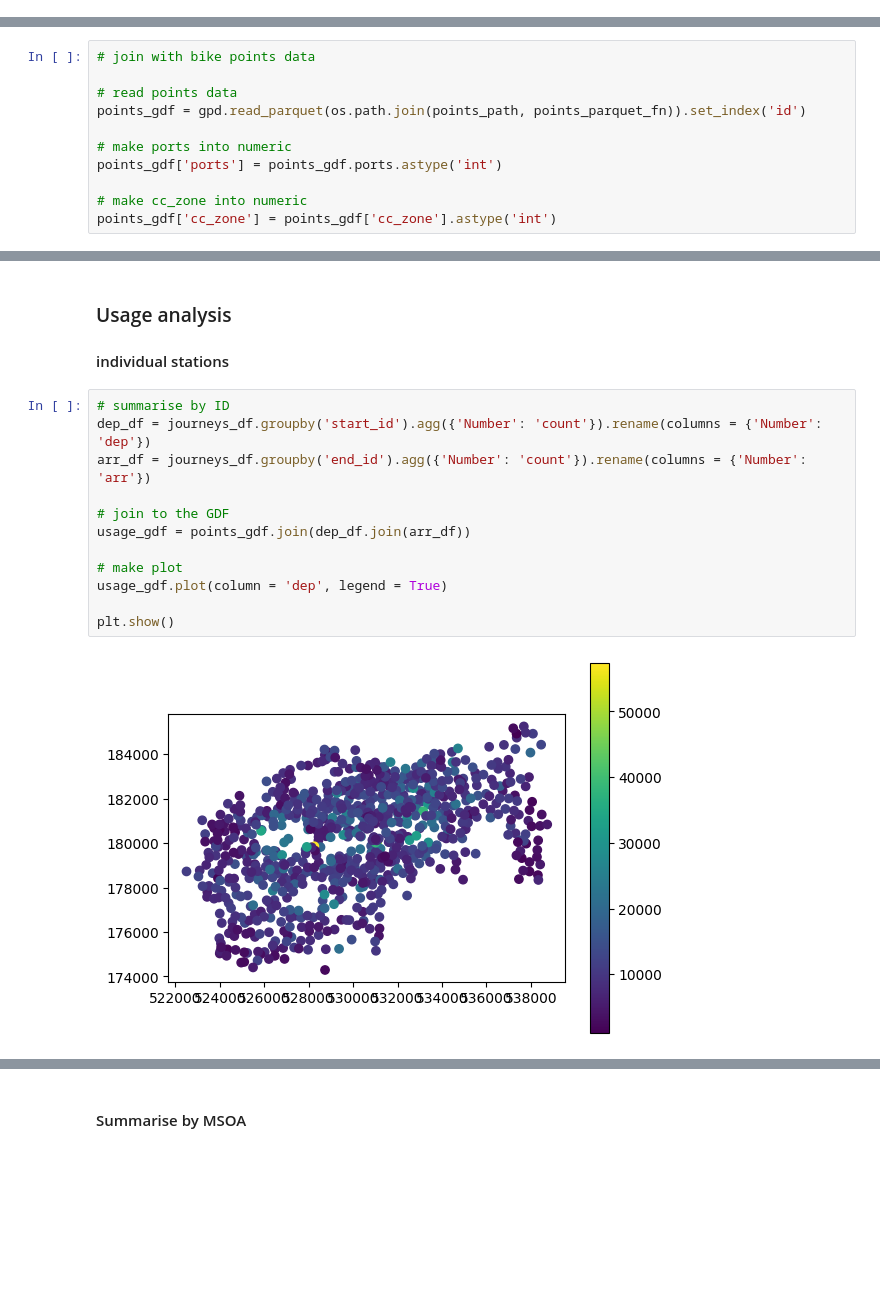
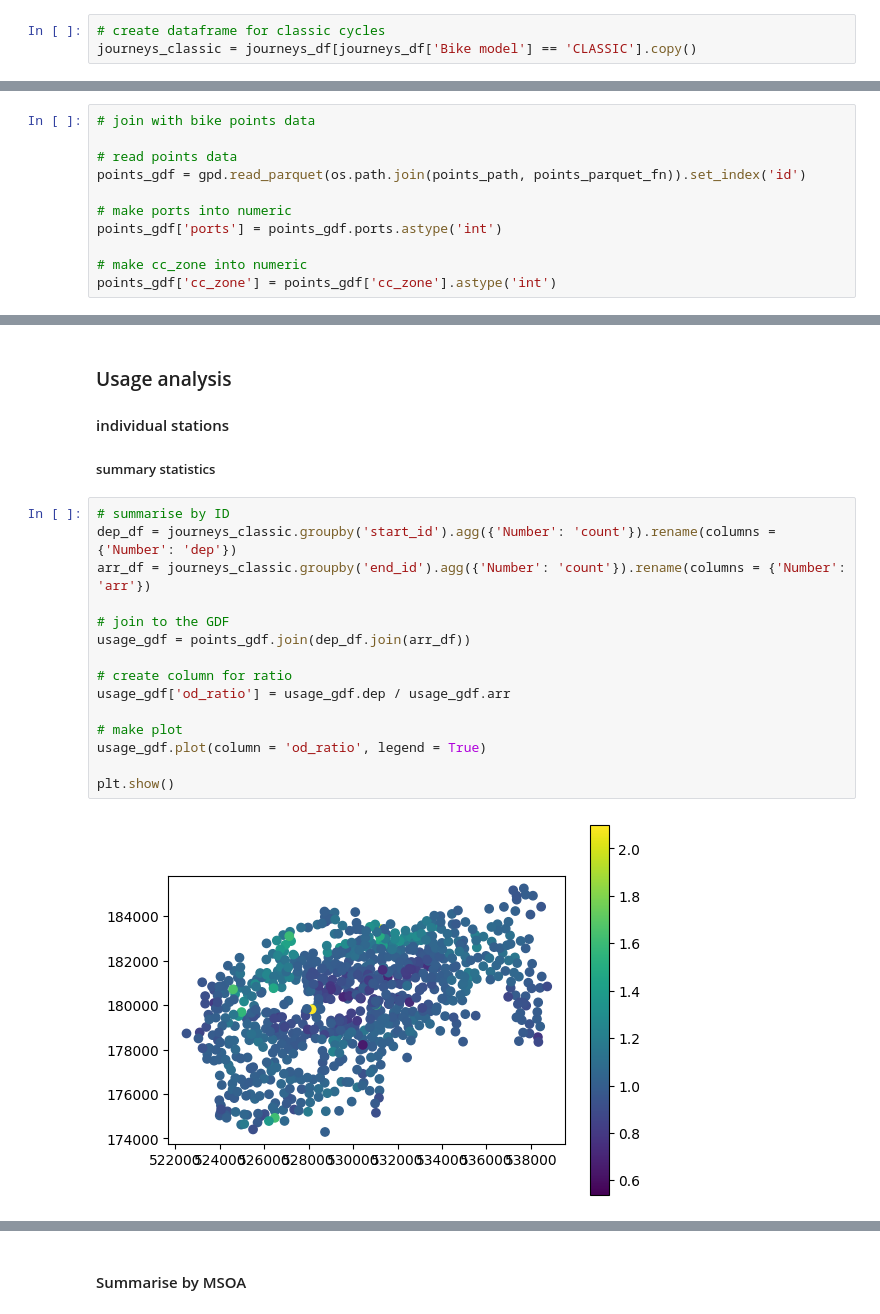
Before and after one commit to sokimura39/QM_Report, a Jupyter notebook: analysis.ipynb, the cells around one changed output, grey strips where cells are left out. Drawn from its saved outputs; the diff is of its cells as text; blank space fills up the shorter version.

```diff
--- a/analysis.ipynb
+++ b/analysis.ipynb
@@ -214,6 +220,9 @@ scipy.stats.ttest_ind(
 # the small p-value indicates there is significant difference in the distributions of the two types of bikes
 # %% [output]
 TtestResult(statistic=-12.893918258674379, pvalue=4.874543134223036e-38, df=8414629.0)
+# %%
+# create dataframe for classic cycles
+journeys_classic = journeys_df[journeys_df['Bike model'] == 'CLASSIC'].copy()
 # %% [markdown]
 ## Origin and Destination Analysis
 # %%
@@ -234,17 +299,22 @@ points_gdf['cc_zone'] = points_gdf['cc_zone'].astype('int')
 ### Usage analysis
 
 #### individual stations
+
+##### summary statistics
 # %%
 # summarise by ID
-dep_df = journeys_df.groupby('start_id').agg({'Number': 'count'}).rename(columns = {'Number': 'dep'})
-arr_df = journeys_df.groupby('end_id').agg({'Number': 'count'}).rename(columns = {'Number': 'arr'})
+dep_df = journeys_classic.groupby('start_id').agg({'Number': 'count'}).rename(columns = {'Number': 'dep'})
+arr_df = journeys_classic.groupby('end_id').agg({'Number': 'count'}).rename(columns = {'Number': 'arr'})
 
 # join to the GDF
 usage_gdf = points_gdf.join(dep_df.join(arr_df))
 
+# create column for ratio
+usage_gdf['od_ratio'] = usage_gdf.dep / usage_gdf.arr
+
 # make plot
-usage_gdf.plot(column = 'dep', legend = True)
+usage_gdf.plot(column = 'od_ratio', legend = True)
 
 plt.show()
 # %% [output]
-[figure, old version]
+[figure, new version]
```
Also changed, not shown: parts of 32 cells of this notebook, 1 other file.
